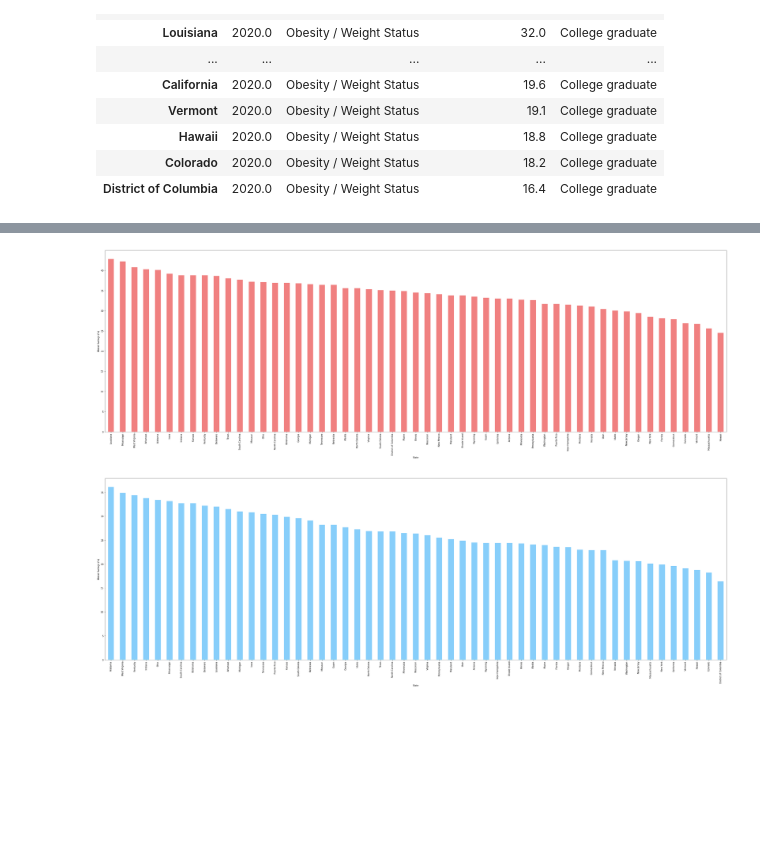
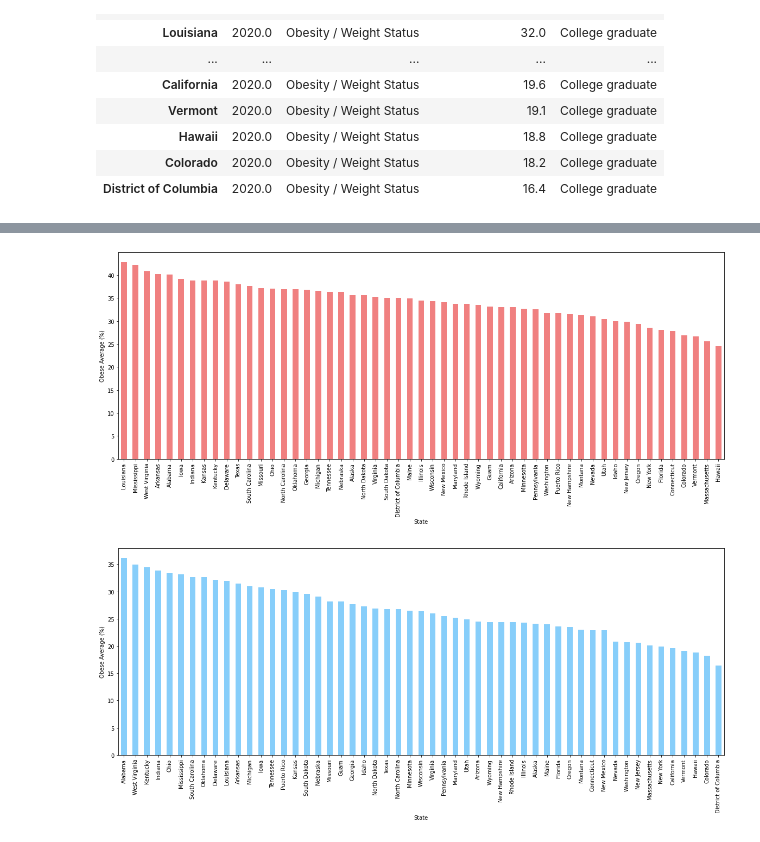
Before and after one commit to latoyawenzinger/Project_1_Healthcare, a Jupyter notebook: education_data.ipynb, the cells around one changed output, grey strips where cells are left out. Saved outputs shown, nothing was run; the diff lists cells and outputs as text; code cells hidden in the pictures; blank space fills up the shorter version.

```diff
--- a/education_data.ipynb
+++ b/education_data.ipynb
@@ -220,21 +220,21 @@ plt.show()
 # %%
 #Some college or technical school
-worst_3["Obese Average (%)"].plot(kind ="bar", color="lightcoral", figsize=(50,15))
+worst_3["Obese Average (%)"].plot(kind ="bar", color="lightcoral", figsize=(20,7))
 plt.xlabel("State")
 plt.ylabel("Obese Average (%)")
 plt.savefig("Resources/technical.png")
 plt.show()
 # %% [output]
-[figure, old version]
+[figure, new version]
 # %%
 #college
-worst_4["Obese Average (%)"].plot(kind ="bar", color="lightskyblue", figsize=(50,15))
+worst_4["Obese Average (%)"].plot(kind ="bar", color="lightskyblue", figsize=(20,7))
 plt.xlabel("State")
 plt.ylabel("Obese Average (%)")
 plt.savefig("Resources/college.png")
 plt.show()
 # %% [output]
-[figure, old version]
+[figure, new version]
 # %%
 #labels for the sections of our pie chart
 labels = ["Less than high school (Texas)", "High school graduate (Mississippi)", "Some college or technical school (Louisiana)", "College graduate (Alabama)"]
```
Also changed, not shown: parts of 3 cells of this notebook, 5 other files.
